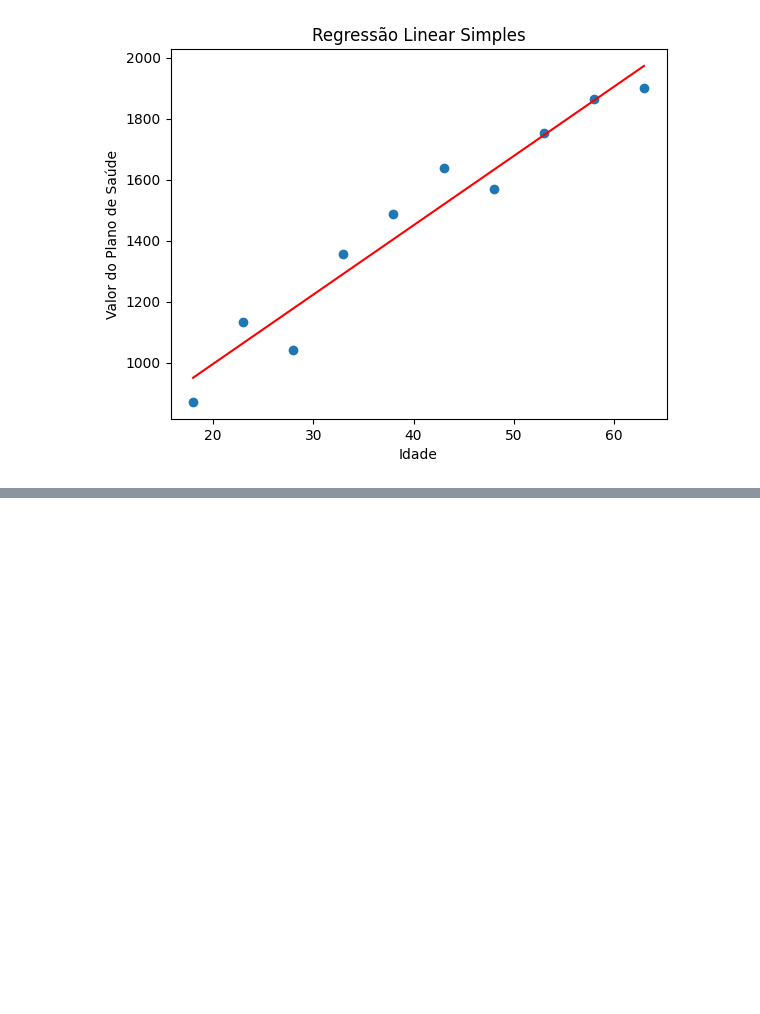
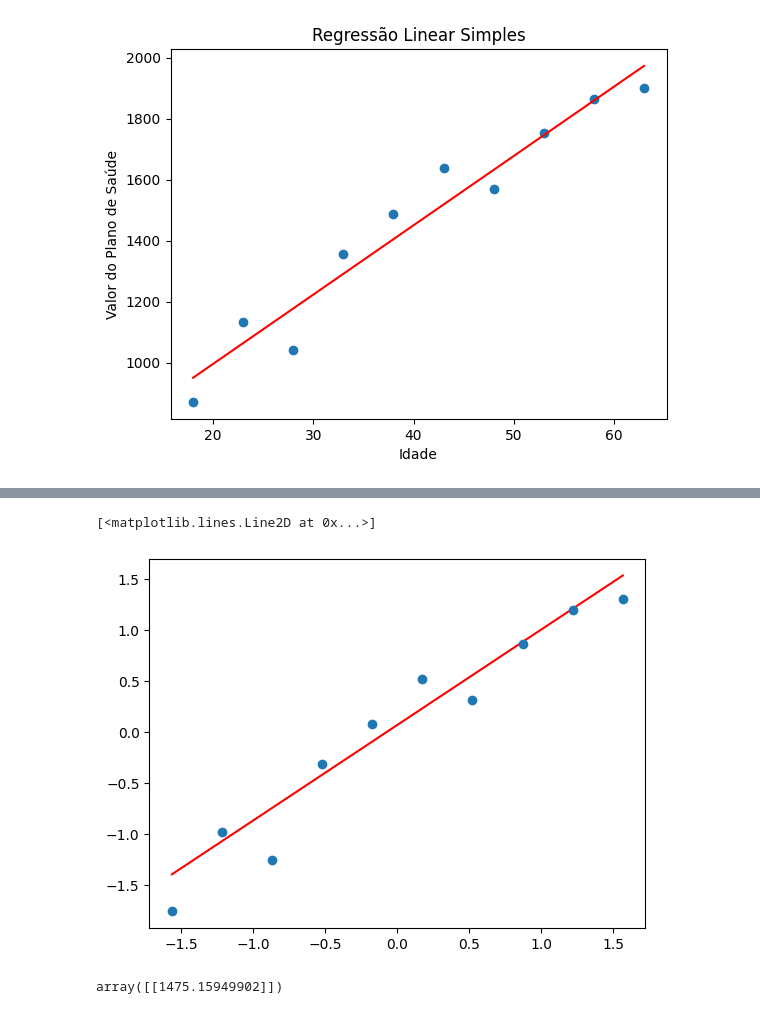
Before and after one commit to vinisouz4/TensorFlowStudy, a Jupyter notebook: Untitled13.ipynb, the cells around one changed output, grey strips where cells are left out. Cells and saved outputs as stored; diff of their text form; code cells hidden in the pictures; blank space fills up the shorter version.

```diff
--- a/Untitled13.ipynb
+++ b/Untitled13.ipynb
@@ -397,0 +463,3 @@ Text(0, 0.5, 'Valor do Plano de Saúde')
+# %%
+b0 = tf.Variable(0.54)
+b1 = tf.Variable(0.71)
@@ -397,0 +474,16 @@ Text(0, 0.5, 'Valor do Plano de Saúde')
+# %%
+# Calcular o erro:
+# y é o valor original
+# (b0+b1*x) é o valor de previsão
+erro = tf.compat.v1.losses.mean_squared_error(y, (b0 + b1 * X)) # Calculo do erro
+otimizador = tf.compat.v1.train.GradientDescentOptimizer(learning_rate=0.001) # Valor 0.001 é um valor de inicializacao da taxa de aprendizagem, ele faz a descida gradiente com intuito de melhorar os valores do b0 e b1
+treinamento = otimizador.minimize(erro) # Aqui eu quero minimizar o meu erro
+init = tf.compat.v1.global_variables_initializer() # Crio um init para inicializar minhas variaveis, caso não faça isso dará erro.
+# %%
+with tf.compat.v1.Session() as sess:
+  sess.run(init) # Executar a criação das variaveis
+  print(sess.run(b0))
+  print(sess.run(b1))
+  for i in range(1000):
+    sess.run(treinamento)
+  b0_final, b1_final = sess.run([b0, b1]) # Meu treinamento vai rodar 1000 vezes até achar os valores ideais para o b0 e o b1 e salvar nas minhas novas variaveis
@@ -397,0 +503,3 @@ Text(0, 0.5, 'Valor do Plano de Saúde')
+# %%
+# agora eu posso fazer previsoes com os valores do treinamento
+previsoes = b0_final + b1_final * X
@@ -397,0 +519,15 @@ Text(0, 0.5, 'Valor do Plano de Saúde')
+# %%
+plt.plot(X, previsoes, color="red")
+plt.plot(X, y, "o")
+# %% [output]
+[<matplotlib.lines.Line2D at 0x...>]
+[figure, added]
+# %%
+# Fazendo uma previsão para uma pessoa de 40 anos
+# Para eu saber o valor da previsão eu vou inverter para os valores não escalados:
+previsao = scaler_y.inverse_transform(
+    b0_final + b1_final * scaler_x.transform(np.array([[40]]))
+  )
+previsao
+# %% [output]
+array([[1475.15949902]])
```
Also changed, not shown: parts of 22 cells of this notebook.
